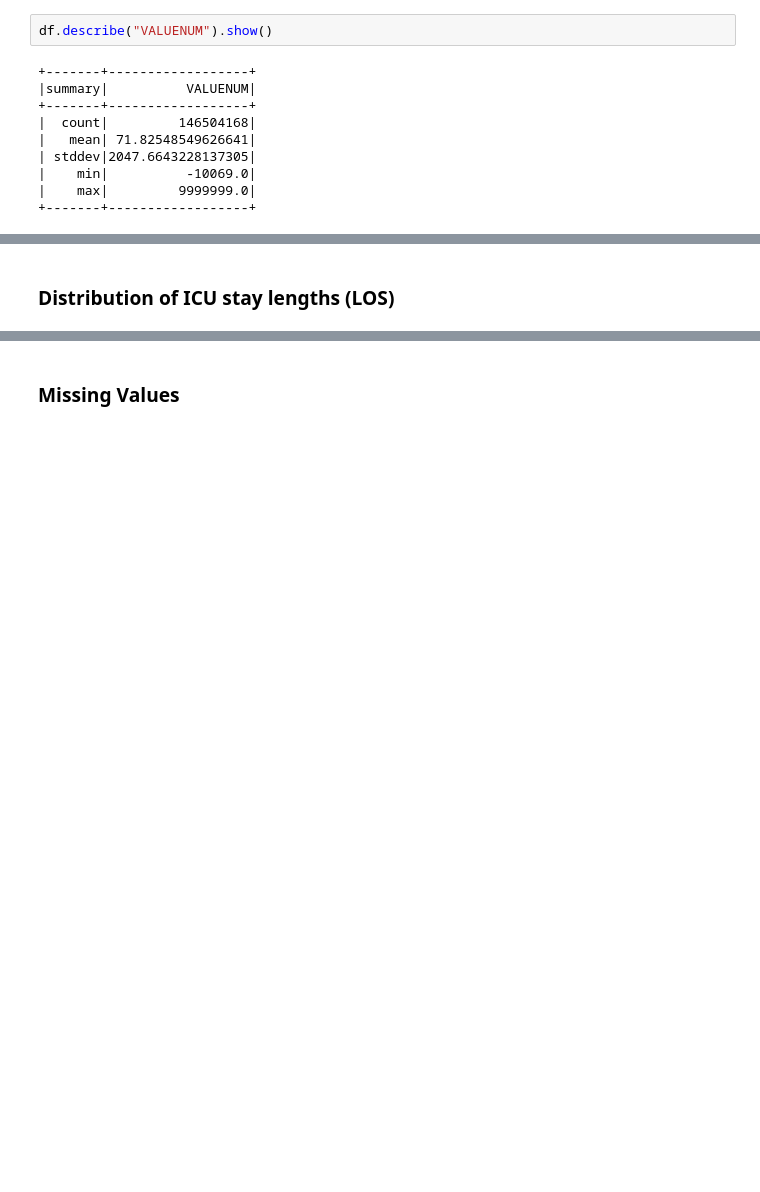
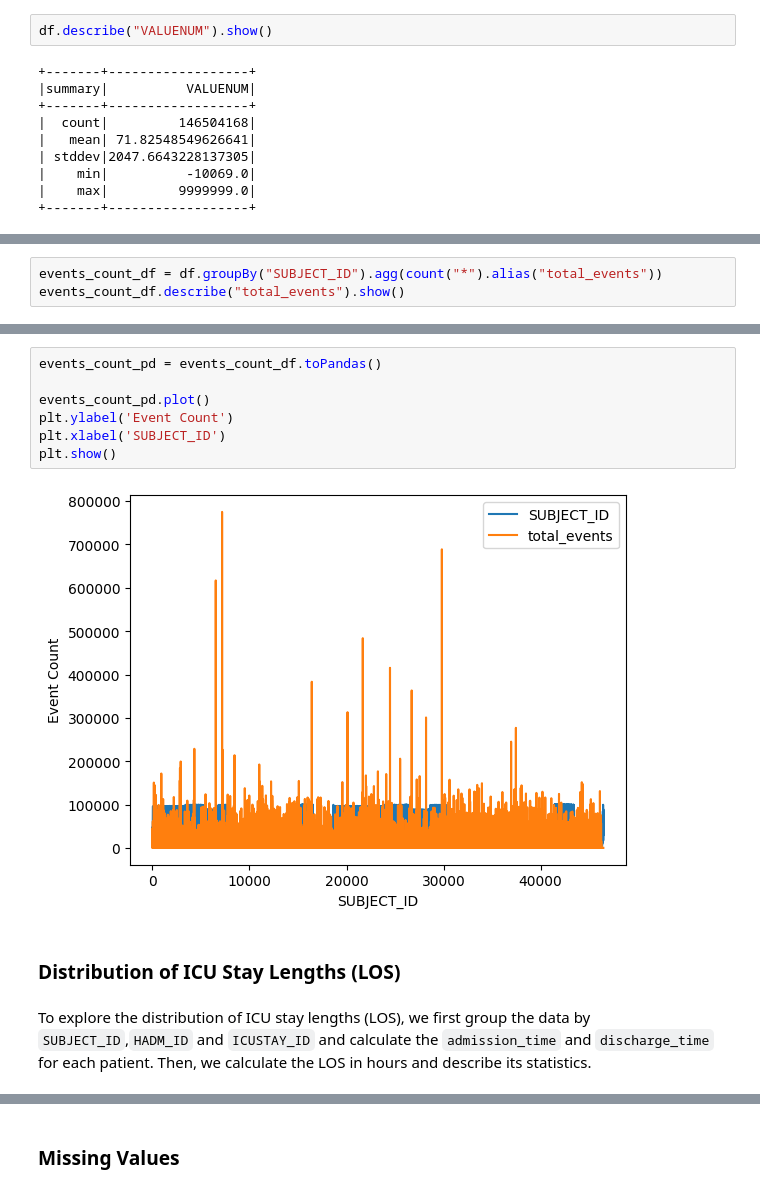
Before and after one commit to DanielaTomas/FCUP-BDCC, a Jupyter notebook: Project-2/Events.ipynb, the cells around one changed output, grey strips where cells are left out. Saved outputs shown, nothing was run; the diff lists cells and outputs as text; blank space fills up the shorter version.

````diff
--- a/Project-2/Events.ipynb
+++ b/Project-2/Events.ipynb
@@ -129,0 +118,3 @@ plt.show()
+# %%
+events_count_df = df.groupBy("SUBJECT_ID").agg(count("*").alias("total_events"))
+events_count_df.describe("total_events").show()
@@ -130,3 +131,14 @@ plt.show()
+# %%
+events_count_pd = events_count_df.toPandas()
+
+events_count_pd.plot()
+plt.ylabel('Event Count')
+plt.xlabel('SUBJECT_ID')
+plt.show()
+# %% [output]
+[figure, added]
 # %% [markdown]
-### Distribution of ICU stay lengths (LOS)
+### Distribution of ICU Stay Lengths (LOS)
+# %% [markdown]
+To explore the distribution of ICU stay lengths (LOS), we first group the data by ``SUBJECT_ID``,``HADM_ID`` and ``ICUSTAY_ID`` and calculate the ``admission_time`` and ```discharge_time``` for each patient. Then, we calculate the LOS in hours and describe its statistics.
 # %%
````
Also changed, not shown: parts of 20 cells of this notebook.
